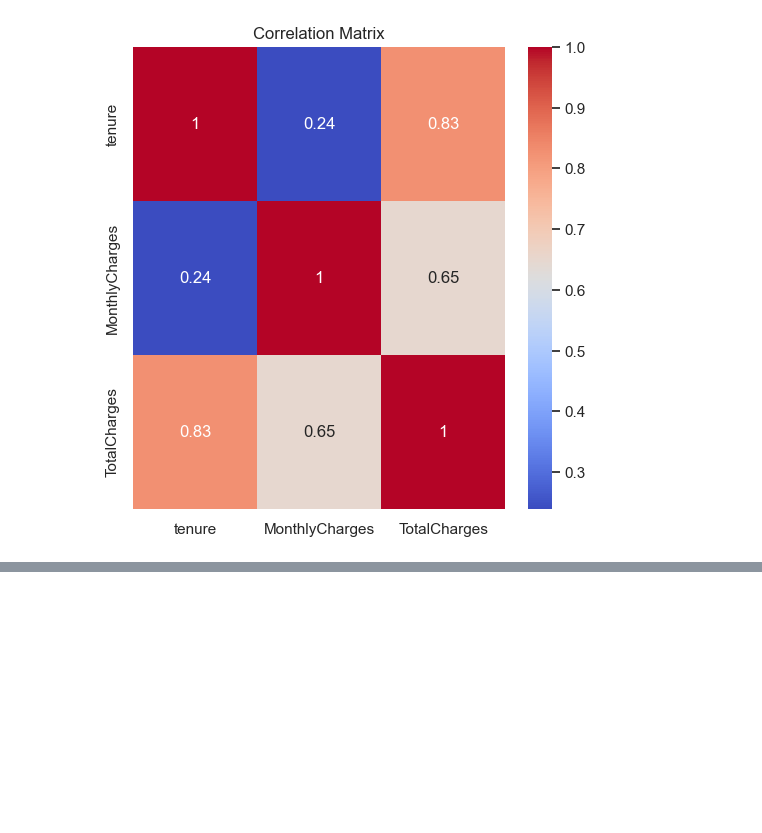
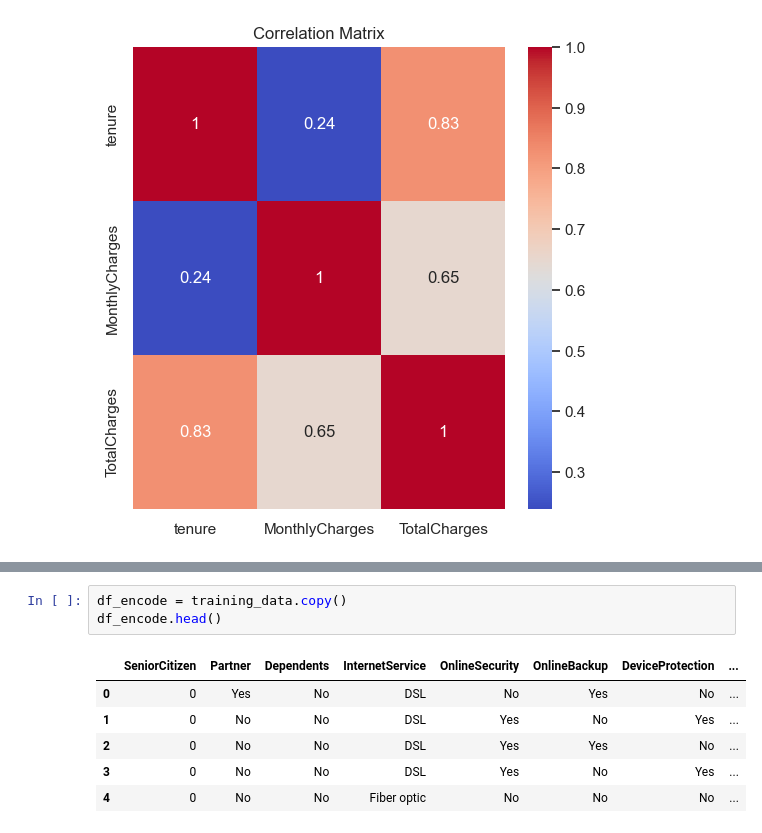
Before and after one commit to GeGe-K/Customer-Churn-Prediction, a Jupyter notebook: churn.ipynb, the cells around one changed output, grey strips where cells are left out. Drawn from its saved outputs; the diff is of its cells as text; blank space fills up the shorter version.

```diff
--- a/churn.ipynb
+++ b/churn.ipynb
@@ -1091,0 +1188,10 @@ plt.show()
+# %%
+df_encode = training_data.copy()
+df_encode.head()
+# %% [output]
+|  | SeniorCitizen | Partner | Dependents | InternetService | OnlineSecurity | OnlineBackup | DeviceProtection | ... |
+| 0 | 0 | Yes | No | DSL | No | Yes | No | ... |
+| 1 | 0 | No | No | DSL | Yes | No | Yes | ... |
+| 2 | 0 | No | No | DSL | Yes | Yes | No | ... |
+| 3 | 0 | No | No | DSL | Yes | No | Yes | ... |
+| 4 | 0 | No | No | Fiber optic | No | No | No | ... |
```
Also changed, not shown: parts of 22 cells of this notebook.
